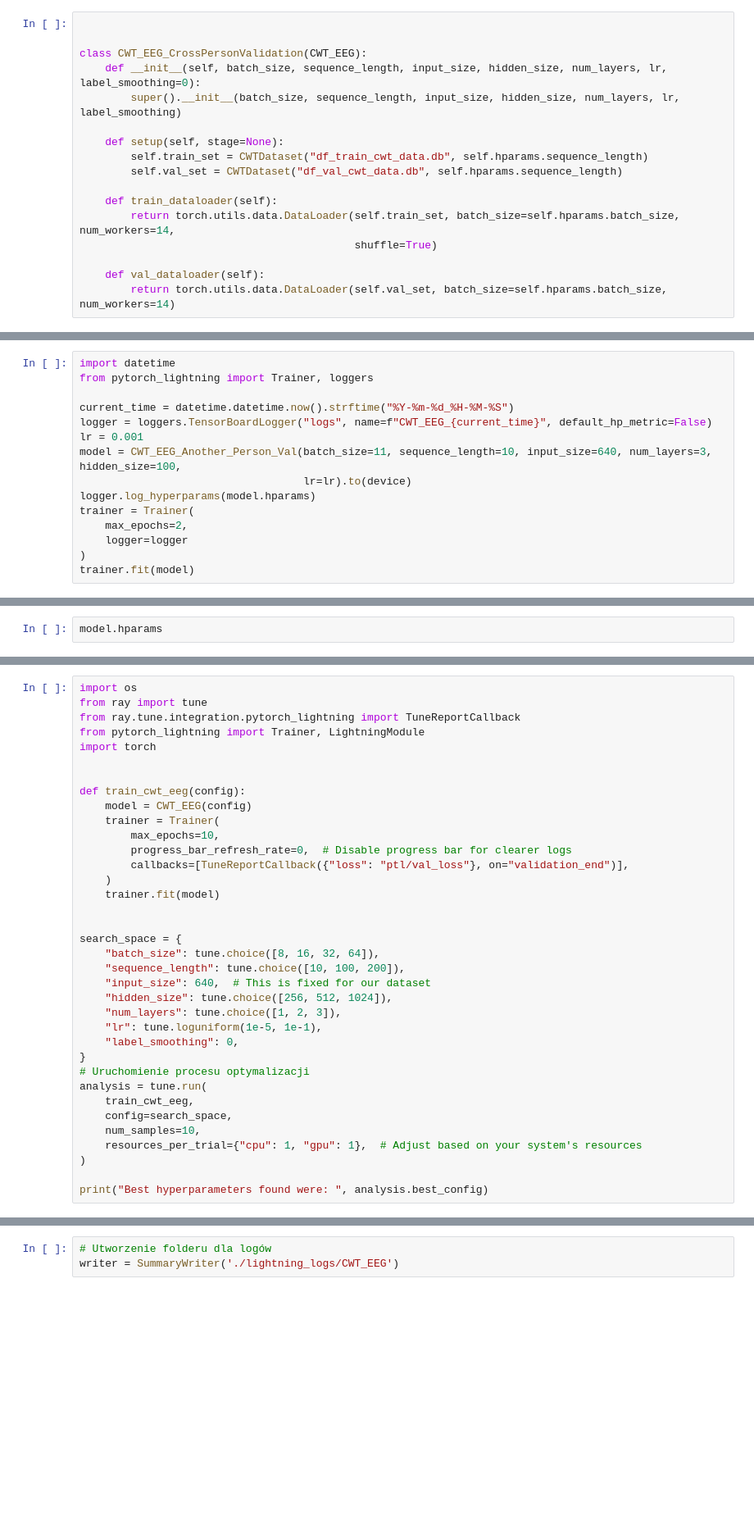
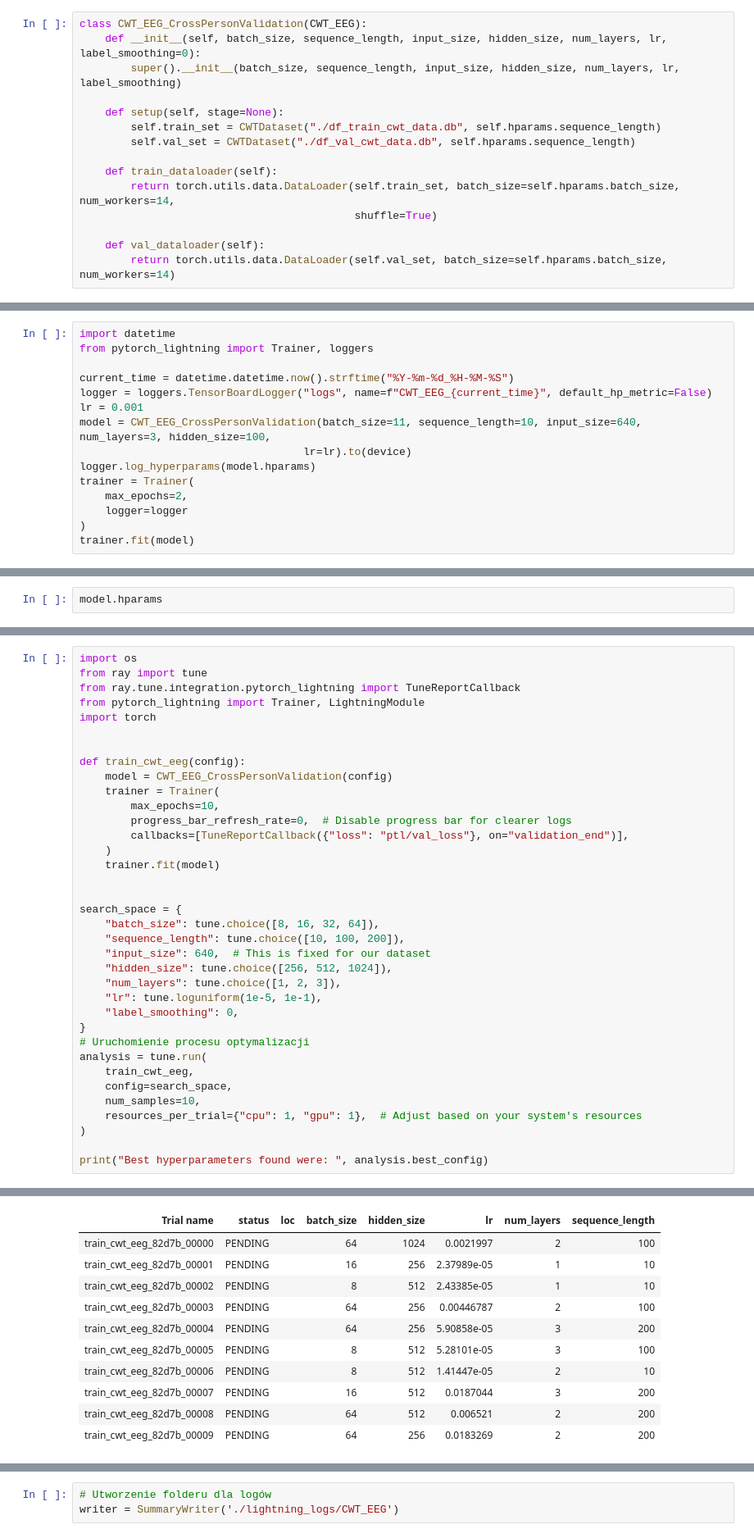
Before and after one commit to Kleczyk/Decoding_of_EEG, a Jupyter notebook: notebooks/experimental/v5.ipynb, the cells around one changed output, grey strips where cells are left out. Shown at 82% size. Cells and saved outputs as stored; diff of their text form; blank space fills up the shorter version.

Commit message:
try ues ray tune to find hparam

```diff
--- a/notebooks/experimental/v5.ipynb
+++ b/notebooks/experimental/v5.ipynb
@@ -354,13 +276,11 @@ class CWT_EEG_Another_Person_Val(LightningModule):
 # %%
-
-
 class CWT_EEG_CrossPersonValidation(CWT_EEG):
     def __init__(self, batch_size, sequence_length, input_size, hidden_size, num_layers, lr, label_smoothing=0):
         super().__init__(batch_size, sequence_length, input_size, hidden_size, num_layers, lr, label_smoothing)
 
     def setup(self, stage=None):
-        self.train_set = CWTDataset("df_train_cwt_data.db", self.hparams.sequence_length)
-        self.val_set = CWTDataset("df_val_cwt_data.db", self.hparams.sequence_length)
+        self.train_set = CWTDataset("./df_train_cwt_data.db", self.hparams.sequence_length)
+        self.val_set = CWTDataset("./df_val_cwt_data.db", self.hparams.sequence_length)
 
     def train_dataloader(self):
         return torch.utils.data.DataLoader(self.train_set, batch_size=self.hparams.batch_size, num_workers=14,
@@ -396,7 +316,7 @@ from pytorch_lightning import Trainer, loggers
 current_time = datetime.datetime.now().strftime("%Y-%m-%d_%H-%M-%S")
 logger = loggers.TensorBoardLogger("logs", name=f"CWT_EEG_{current_time}", default_hp_metric=False)
 lr = 0.001
-model = CWT_EEG_Another_Person_Val(batch_size=11, sequence_length=10, input_size=640, num_layers=3, hidden_size=100,
+model = CWT_EEG_CrossPersonValidation(batch_size=11, sequence_length=10, input_size=640, num_layers=3, hidden_size=100,
                                    lr=lr).to(device)
 logger.log_hyperparams(model.hparams)
 trainer = Trainer(
@@ -434,7 +490,7 @@ import torch
 
 
 def train_cwt_eeg(config):
-    model = CWT_EEG(config)
+    model = CWT_EEG_CrossPersonValidation(config)
     trainer = Trainer(
         max_epochs=10,
         progress_bar_refresh_rate=0,  # Disable progress bar for clearer logs
@@ -461,3 +517,4 @@ analysis = tune.run(
 )
 
 print("Best hyperparameters found were: ", analysis.best_config)
+# %% [output]
@@ -463,0 +534,11 @@ print("Best hyperparameters found were: ", analysis.best_config)
+| Trial name | status | loc | batch_size | hidden_size | lr | num_layers | sequence_length |
+| train_cwt_eeg_82d7b_00000 | PENDING |  | 64 | 1024 | 0.0021997 | 2 | 100 |
+| train_cwt_eeg_82d7b_00001 | PENDING |  | 16 | 256 | 2.37989e-05 | 1 | 10 |
+| train_cwt_eeg_82d7b_00002 | PENDING |  | 8 | 512 | 2.43385e-05 | 1 | 10 |
+| train_cwt_eeg_82d7b_00003 | PENDING |  | 64 | 256 | 0.00446787 | 2 | 100 |
+| train_cwt_eeg_82d7b_00004 | PENDING |  | 64 | 256 | 5.90858e-05 | 3 | 200 |
+| train_cwt_eeg_82d7b_00005 | PENDING |  | 8 | 512 | 5.28101e-05 | 3 | 100 |
+| train_cwt_eeg_82d7b_00006 | PENDING |  | 8 | 512 | 1.41447e-05 | 2 | 10 |
+| train_cwt_eeg_82d7b_00007 | PENDING |  | 16 | 512 | 0.0187044 | 3 | 200 |
+| train_cwt_eeg_82d7b_00008 | PENDING |  | 64 | 512 | 0.006521 | 2 | 200 |
+| train_cwt_eeg_82d7b_00009 | PENDING |  | 64 | 256 | 0.0183269 | 2 | 200 |
```
Also changed, not shown: parts of 7 cells of this notebook, 1 other file.
